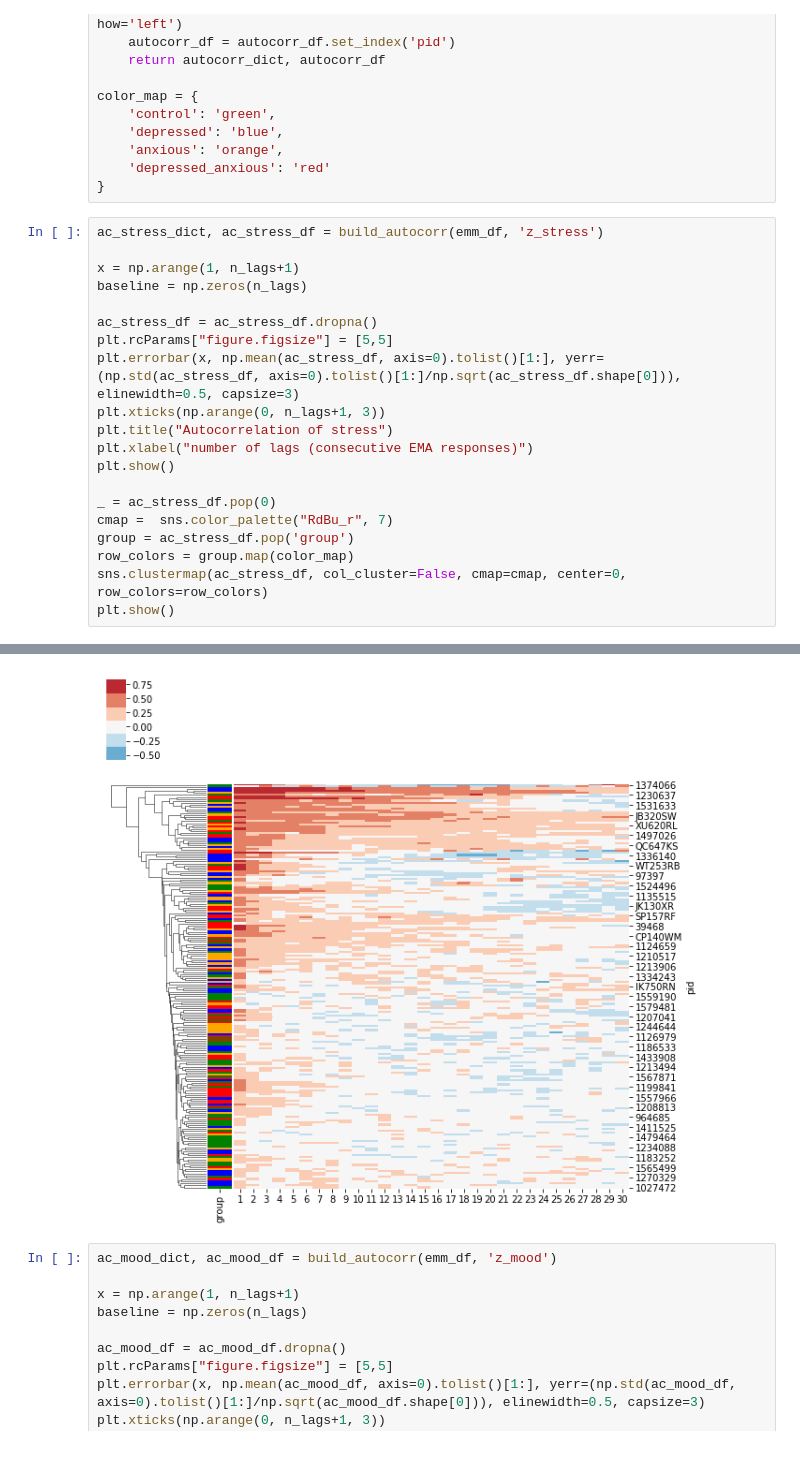
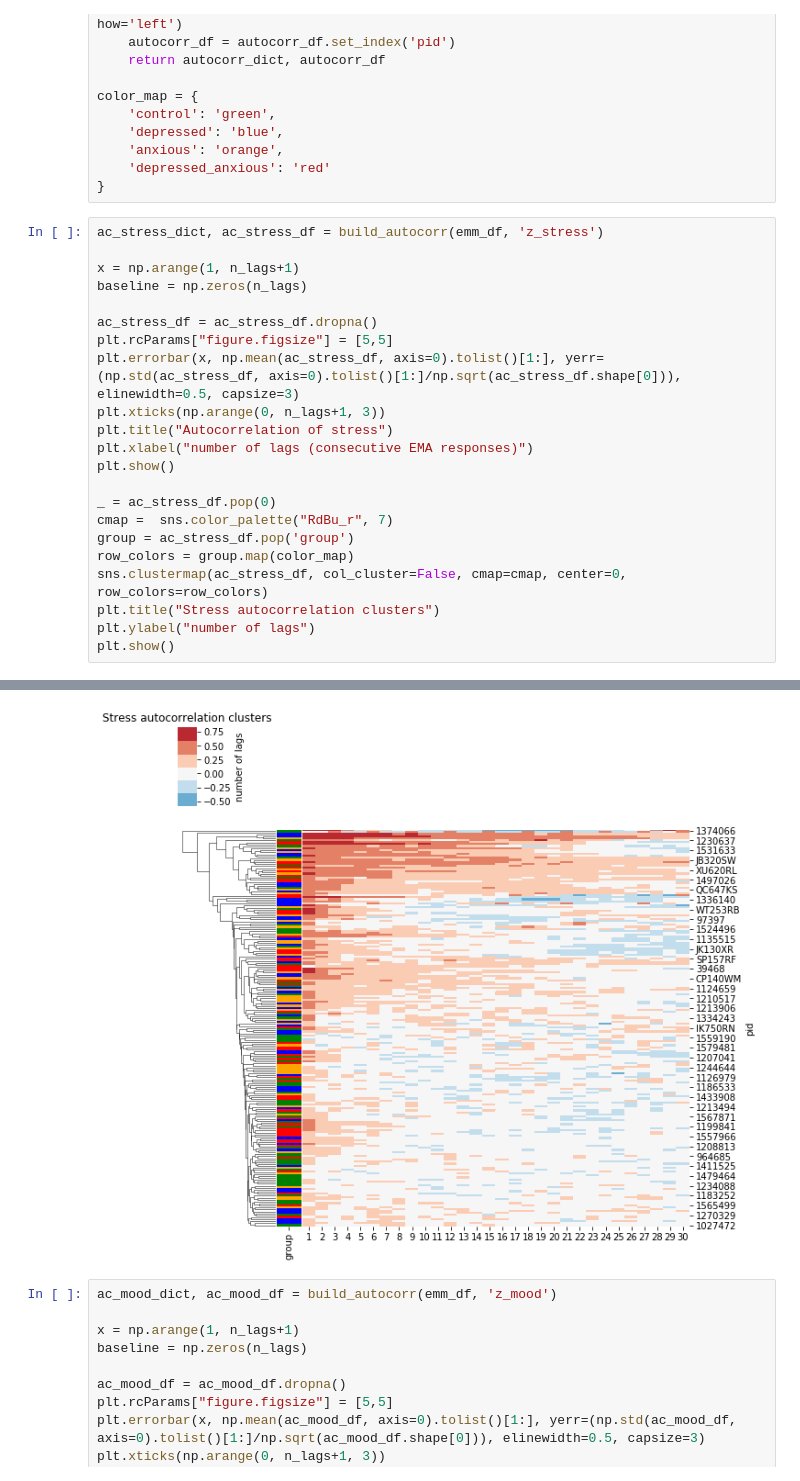
Before and after one commit to tliu526/lifesense, a Jupyter notebook: daily_rhythm.ipynb, the cells around one changed output, grey strips where cells are left out. Saved outputs shown, nothing was run; the diff lists cells and outputs as text.

```diff
--- a/daily_rhythm.ipynb
+++ b/daily_rhythm.ipynb
@@ -502,26 +446,28 @@ color_map = {
 # %%
 ac_stress_dict, ac_stress_df = build_autocorr(emm_df, 'z_stress')
 
 x = np.arange(1, n_lags+1)
 baseline = np.zeros(n_lags)
 
 ac_stress_df = ac_stress_df.dropna()
 plt.rcParams["figure.figsize"] = [5,5]
 plt.errorbar(x, np.mean(ac_stress_df, axis=0).tolist()[1:], yerr=(np.std(ac_stress_df, axis=0).tolist()[1:]/np.sqrt(ac_stress_df.shape[0])), elinewidth=0.5, capsize=3)
 plt.xticks(np.arange(0, n_lags+1, 3))
 plt.title("Autocorrelation of stress")
 plt.xlabel("number of lags (consecutive EMA responses)")
 plt.show()
 
 _ = ac_stress_df.pop(0)
 cmap =  sns.color_palette("RdBu_r", 7)
 group = ac_stress_df.pop('group')
 row_colors = group.map(color_map)
 sns.clustermap(ac_stress_df, col_cluster=False, cmap=cmap, center=0, row_colors=row_colors)
+plt.title("Stress autocorrelation clusters")
+plt.ylabel("number of lags")
 plt.show()
 # %% [output]
 [figure]
-[figure, old version]
+[figure, new version]
 # %%
 ac_mood_dict, ac_mood_df = build_autocorr(emm_df, 'z_mood')
 
```
Also changed, not shown: parts of 34 cells of this notebook.
